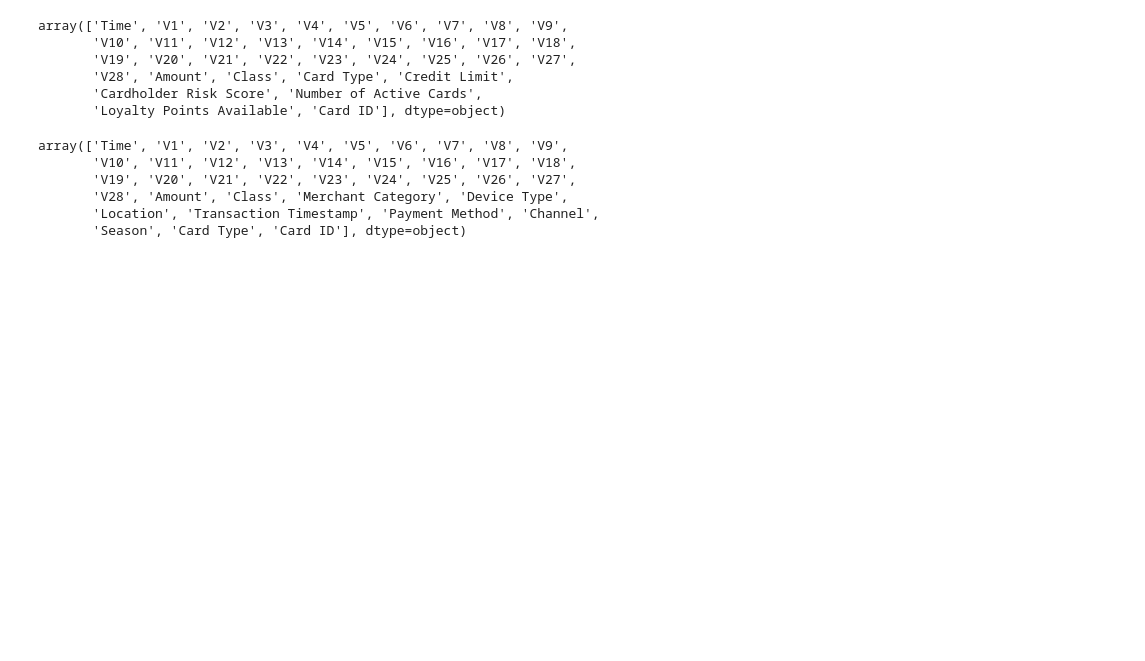
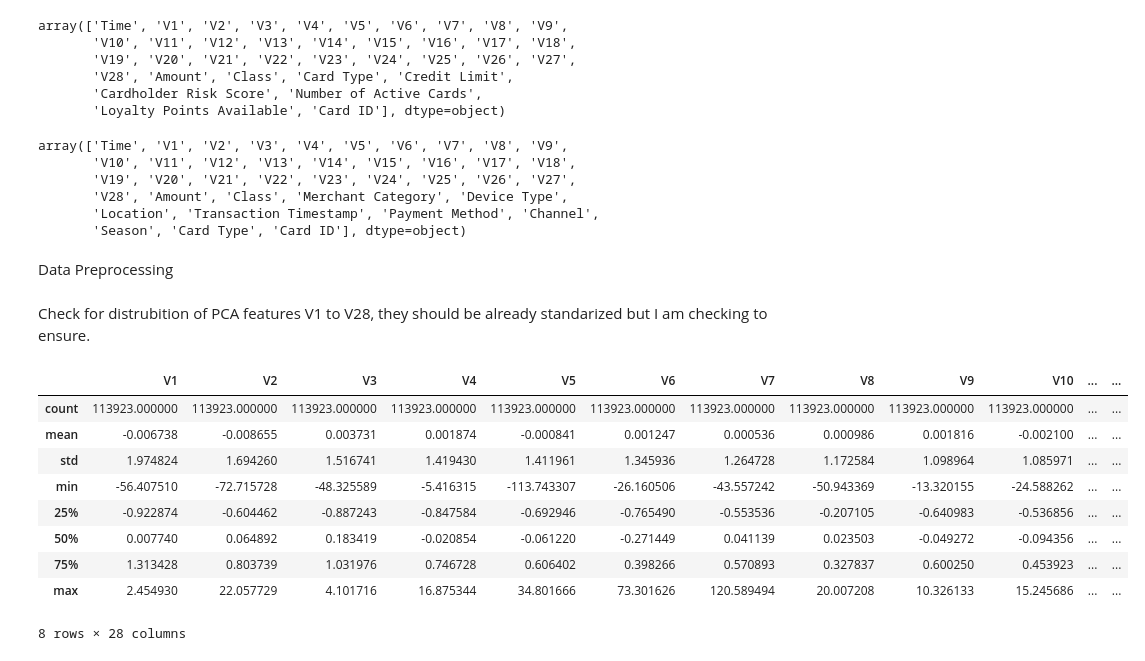
Before and after one commit to khp53/Credit-Card-Fraud-Detection-SecureBoost, a Jupyter notebook: Credit_card_fraud_detection.ipynb, the cells around one changed output. Cells and saved outputs as stored; diff of their text form; code cells hidden in the pictures; blank space fills up the shorter version.

```diff
--- a/Credit_card_fraud_detection.ipynb
+++ b/Credit_card_fraud_detection.ipynb
@@ -254,3 +254,22 @@ ecommerce_data["Card ID"] = ecommerce_data["Card ID"].apply(hash_id)
 # %%
 bank_data.to_csv("bank_data_with_processed_hashed_card_ids.csv")
 ecommerce_data.to_csv("ecommerce_data_with_processed_hashed_card_ids.csv")
+# %% [markdown]
+Data Preprocessing
+# %% [markdown]
+Check for distrubition of PCA features V1 to V28, they should be already standarized but I am checking to ensure.
+# %%
+# Get a statistical summary of V1 to V28
+pca_columns = [f'V{i}' for i in range(1, 29)]
+bank_data[pca_columns].describe()
+# %% [output]
+|  | V1 | V2 | V3 | V4 | V5 | V6 | V7 | V8 | V9 | V10 | ... | ... |
+| count | 113923.000000 | 113923.000000 | 113923.000000 | 113923.000000 | 113923.000000 | 113923.000000 | 113923.000000 | 113923.000000 | 113923.000000 | 113923.000000 | ... | ... |
+| mean | -0.006738 | -0.008655 | 0.003731 | 0.001874 | -0.000841 | 0.001247 | 0.000536 | 0.000986 | 0.001816 | -0.002100 | ... | ... |
+| std | 1.974824 | 1.694260 | 1.516741 | 1.419430 | 1.411961 | 1.345936 | 1.264728 | 1.172584 | 1.098964 | 1.085971 | ... | ... |
+| min | -56.407510 | -72.715728 | -48.325589 | -5.416315 | -113.743307 | -26.160506 | -43.557242 | -50.943369 | -13.320155 | -24.588262 | ... | ... |
+| 25% | -0.922874 | -0.604462 | -0.887243 | -0.847584 | -0.692946 | -0.765490 | -0.553536 | -0.207105 | -0.640983 | -0.536856 | ... | ... |
+| 50% | 0.007740 | 0.064892 | 0.183419 | -0.020854 | -0.061220 | -0.271449 | 0.041139 | 0.023503 | -0.049272 | -0.094356 | ... | ... |
+| 75% | 1.313428 | 0.803739 | 1.031976 | 0.746728 | 0.606402 | 0.398266 | 0.570893 | 0.327837 | 0.600250 | 0.453923 | ... | ... |
+| max | 2.454930 | 22.057729 | 4.101716 | 16.875344 | 34.801666 | 73.301626 | 120.589494 | 20.007208 | 10.326133 | 15.245686 | ... | ... |
+8 rows × 28 columns
```
Also changed, not shown: parts of 12 cells of this notebook.
